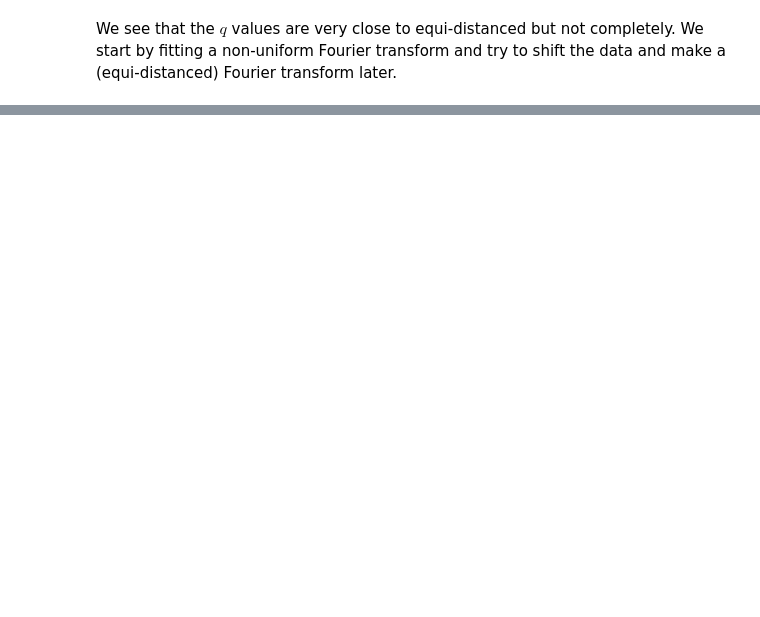
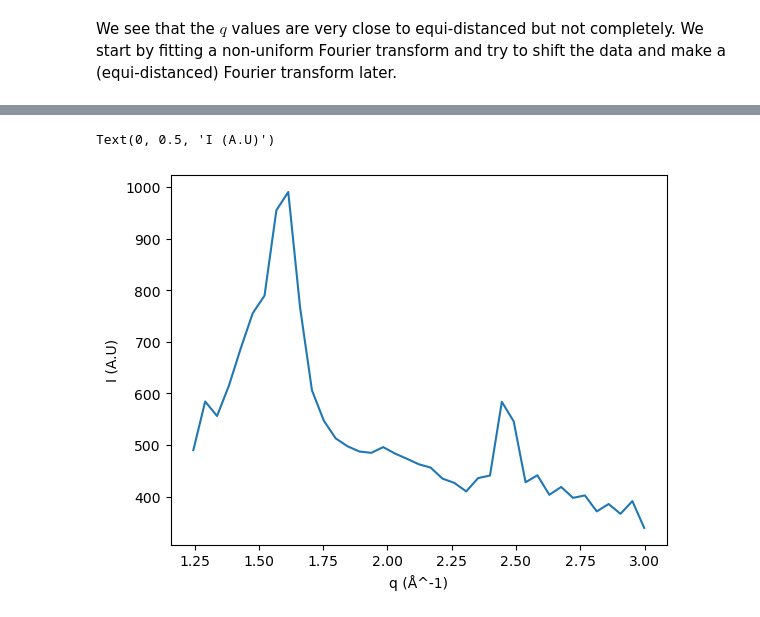
Before and after one commit to J-Holger/MVE386, a Jupyter notebook: chalmers/holger.ipynb, the cells around one changed output, grey strips where cells are left out. Cells and saved outputs as stored; diff of their text form; code cells hidden in the pictures; blank space fills up the shorter version.

```diff
--- a/chalmers/holger.ipynb
+++ b/chalmers/holger.ipynb
@@ -265,7 +331,10 @@ ax2.plot(frequencies, np.log(np.abs(f_hat_dft)))
 # %%
 N = f_hat_dft[np.log(np.abs(f_hat_dft)) > 4].size
-f_dft = np.fft.rifft(f_hat_dft, n=N)
+f_dft = np.fft.irfft(f_hat_dft, n=N)
 
 plt.plot(np.linspace(np.min(q), np.max(q), f_dft.size), np.abs(f_dft))
 plt.xlabel("q (Å^-1)")
 plt.ylabel("I (A.U)")
+# %% [output]
+Text(0, 0.5, 'I (A.U)')
+[figure, added]
```
Also changed, not shown: parts of 12 cells of this notebook, 1 other file.
